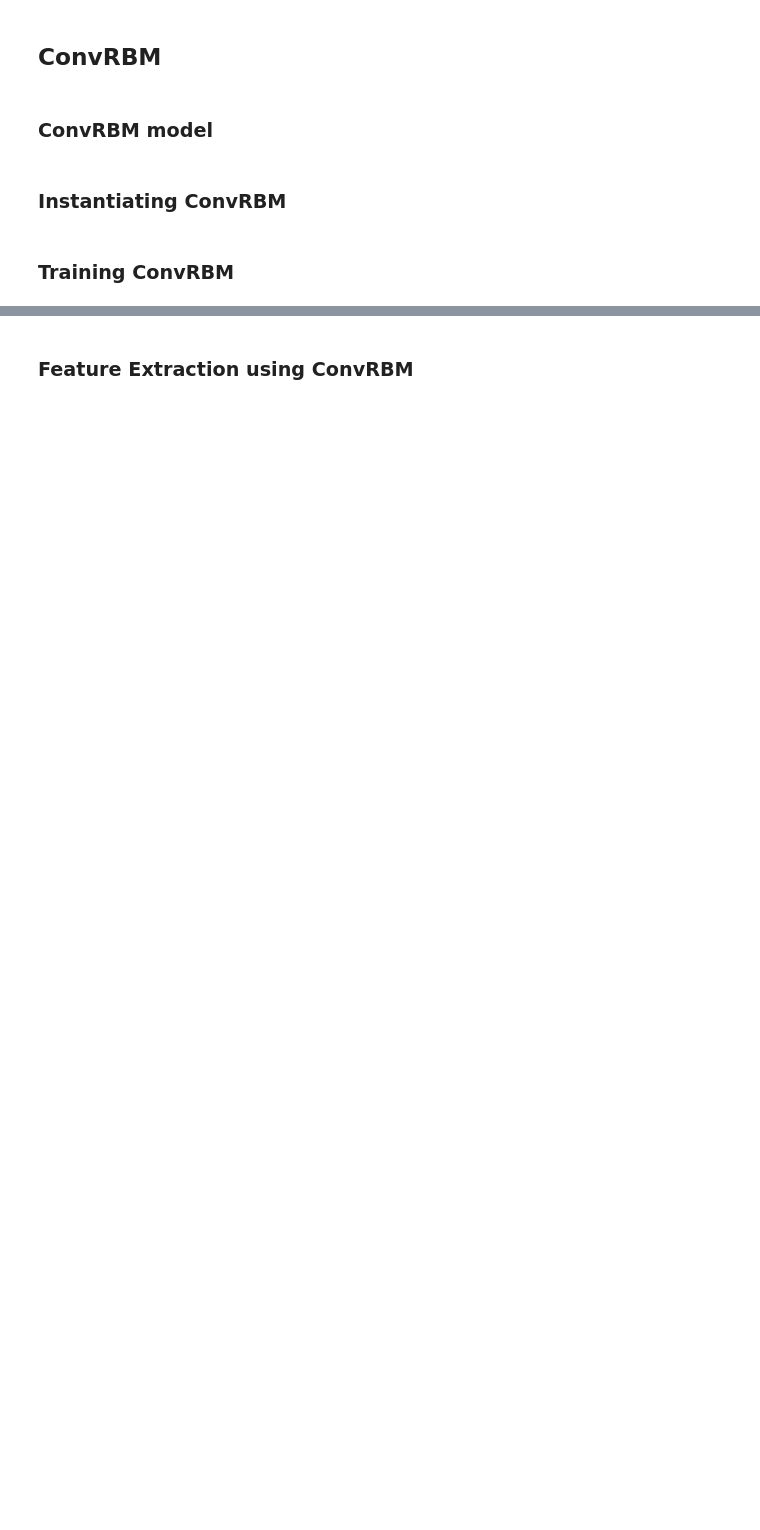
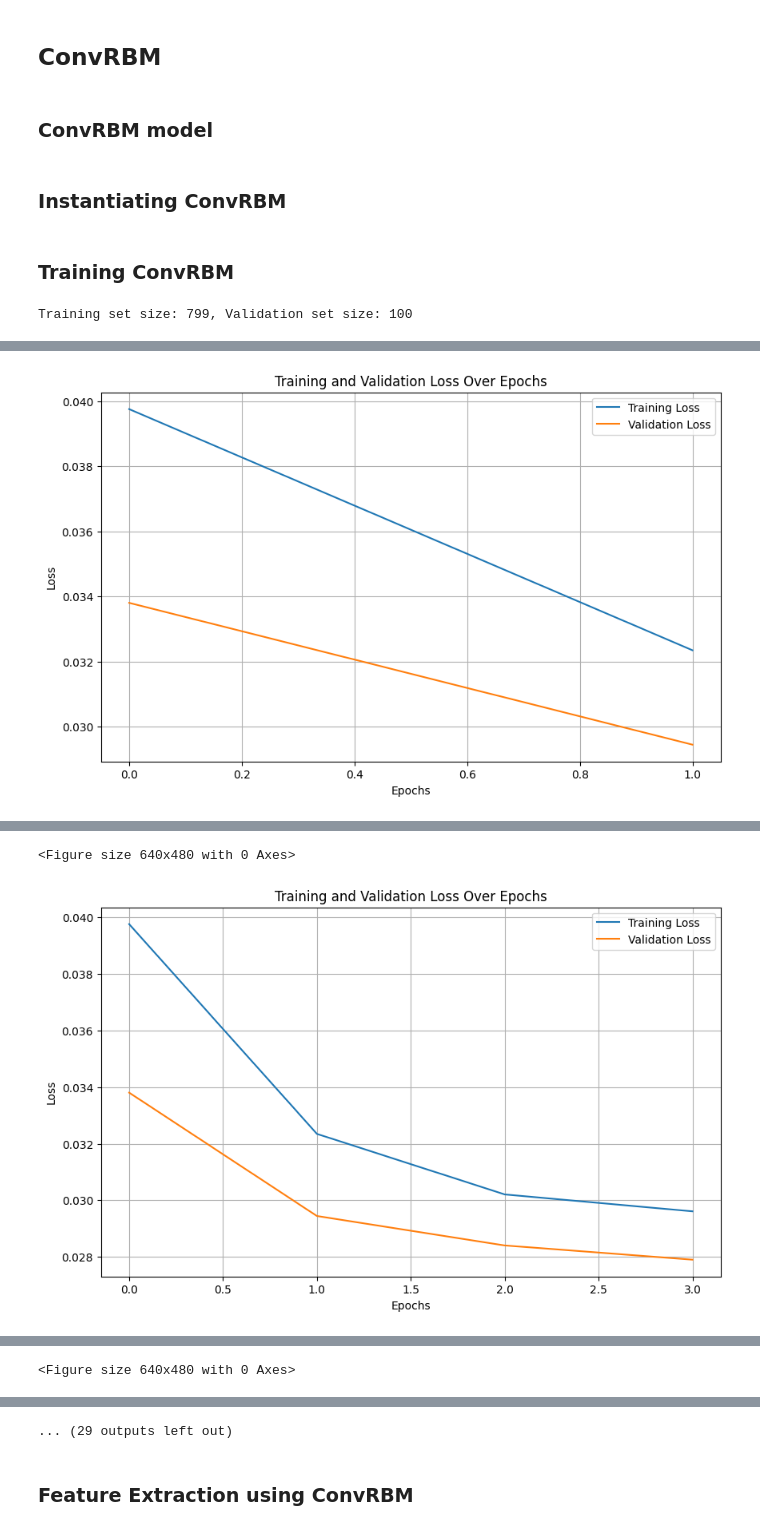
Before and after one commit to AndrejPer/convRBM, a Jupyter notebook: ConvRBM.ipynb, the cells around one changed output, grey strips where cells are left out. Saved outputs shown, nothing was run; the diff lists cells and outputs as text; code cells hidden in the pictures; blank space fills up the shorter version.

```diff
--- a/ConvRBM.ipynb
+++ b/ConvRBM.ipynb
@@ -224,7 +245,6 @@ class ConvRBM(nn.Module):
         # Convolution to compute hidden probabilities
         # v: [batch, visible_channels, height, width]
         conv_v = nn.functional.conv2d(v, self.W, bias=None)
-        # Adding hidden bias
         h_lin = conv_v + self.h_bias
         h_prob = torch.sigmoid(h_lin)
         h_sample = torch.bernoulli(h_prob)
@@ -244,7 +264,7 @@ class ConvRBM(nn.Module):
         h_prob, _ = self.sample_h(v)
         return h_prob
 
-    # Contrastive Divergence - simplified version with Gibbs sampling
+    # Contrastive Divergence - simplified version
     def contrastive_divergence(self, v):
         # Positive phase
         h_prob, h_sample = self.sample_h(v)
@@ -274,7 +294,6 @@ class ConvRBM(nn.Module):
         """
         with torch.no_grad():
             h_prob, _ = self.sample_h(v)
-            print("approach", approach)
 
             if approach == "global_average_pooling":
                 pooled_h_prob = torch.mean(h_prob, dim=3)
@@ -286,8 +305,8 @@ class ConvRBM(nn.Module):
 
 
             elif approach == "global_max_pooling":
-                pooled_h_prob = torch.max(h_prob, dim=3).values  # Max pooling along the time axis (dim=3)
-                pooled_h_prob = torch.max(pooled_h_prob, dim=2).values  # Max pooling along the frequency axis (dim=2)
+                pooled_h_prob = torch.max(h_prob, dim=3).values
+                pooled_h_prob = torch.max(pooled_h_prob, dim=2).values
 
             elif approach == "avg_pool2d":
                 pooled_h_prob = nn.functional.avg_pool2d(h_prob, kernel_size=(2, 2), stride=(2, 2))
@@ -296,7 +315,6 @@ class ConvRBM(nn.Module):
                 pooled_h_prob = h_prob.view(v.size(0), -1)
 
 
-            print("pooled_h_prob", pooled_h_prob.shape)
             return pooled_h_prob.view(v.size(0), -1)
 
     def train_rbm(self, train_loader, val_loader, epochs=10, device='cpu', save_interval=50, save_dir='./model_weights'):
@@ -314,9 +332,10 @@ class ConvRBM(nn.Module):
         os.makedirs(save_dir, exist_ok=True)
 
         for epoch in range(epochs):
+
+            #TRAINING
             self.train()
             train_loss = 0.0
-
             with tqdm(train_loader, unit=" batches") as pbar:
                 for batch_X, _ in pbar:
                     batch_X = batch_X.to(device)
@@ -328,10 +347,9 @@ class ConvRBM(nn.Module):
             avg_train_loss = train_loss / len(train_loader)
             train_losses.append(avg_train_loss)
 
-            # Validation phase
+            # VALIDATION
             self.eval()
             val_loss = 0.0
-
             with torch.no_grad():
                 for batch_X, _ in val_loader:
                     batch_X = batch_X.to(device)
@@ -361,20 +379,8 @@ class ConvRBM(nn.Module):
                 plt.legend()
                 plt.grid(True)
                 plt.show()
-                # save the plot
+                # saving the plot
                 plt.savefig(f'{save_dir}/loss_plot_{epoch + 1}.png')
-
-                # Plot training and validation loss in log scale
-                plt.figure(figsize=(10, 6))
-                plt.plot(range(epoch + 1), train_losses, label='Training Loss')
-                plt.plot(range(epoch + 1), val_losses, label='Validation Loss')
-                plt.yscale('log')
-                plt.xlabel('Epochs')
-                plt.ylabel('Loss')
-                plt.title('Training and Validation Loss Over Epochs (Log Scale)')
-                plt.legend()
-                plt.grid(True)
-                plt.show()
 # %% [markdown]
 ### Instantiating ConvRBM
 # %%
@@ -392,6 +398,8 @@ conv_rbm_64 = ConvRBM(
 conv_rbm_64.train_rbm(
     train_loader_64,
     val_loader_64,
-    epochs=1000,
+    epochs=20,
     device=DEVICE,
-    save_interval=3)
+    save_interval=2)
+# %% [output]
+Training set size: 799, Validation set size: 100
@@ -397,0 +409 @@ conv_rbm_64.train_rbm(
+[figure, added]
@@ -397,0 +413,2 @@ conv_rbm_64.train_rbm(
+<Figure size 640x480 with 0 Axes>
+[figure, added]
@@ -397,0 +418 @@ conv_rbm_64.train_rbm(
+<Figure size 640x480 with 0 Axes>
@@ -398,3 +420,4 @@ conv_rbm_64.train_rbm(
+... (29 outputs left out)
 # %% [markdown]
 ### Feature Extraction using ConvRBM
 # %%
```
Also changed, not shown: parts of 27 cells of this notebook, 2 other files.
